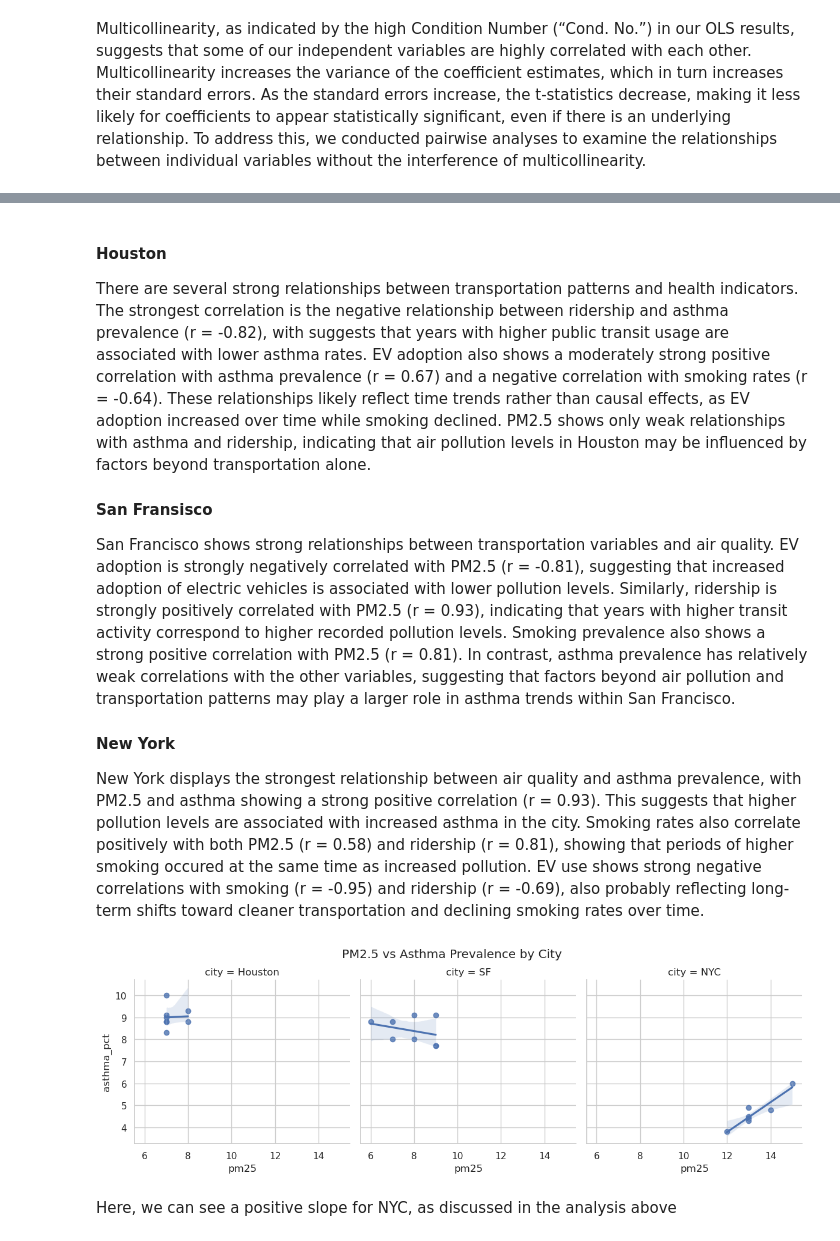
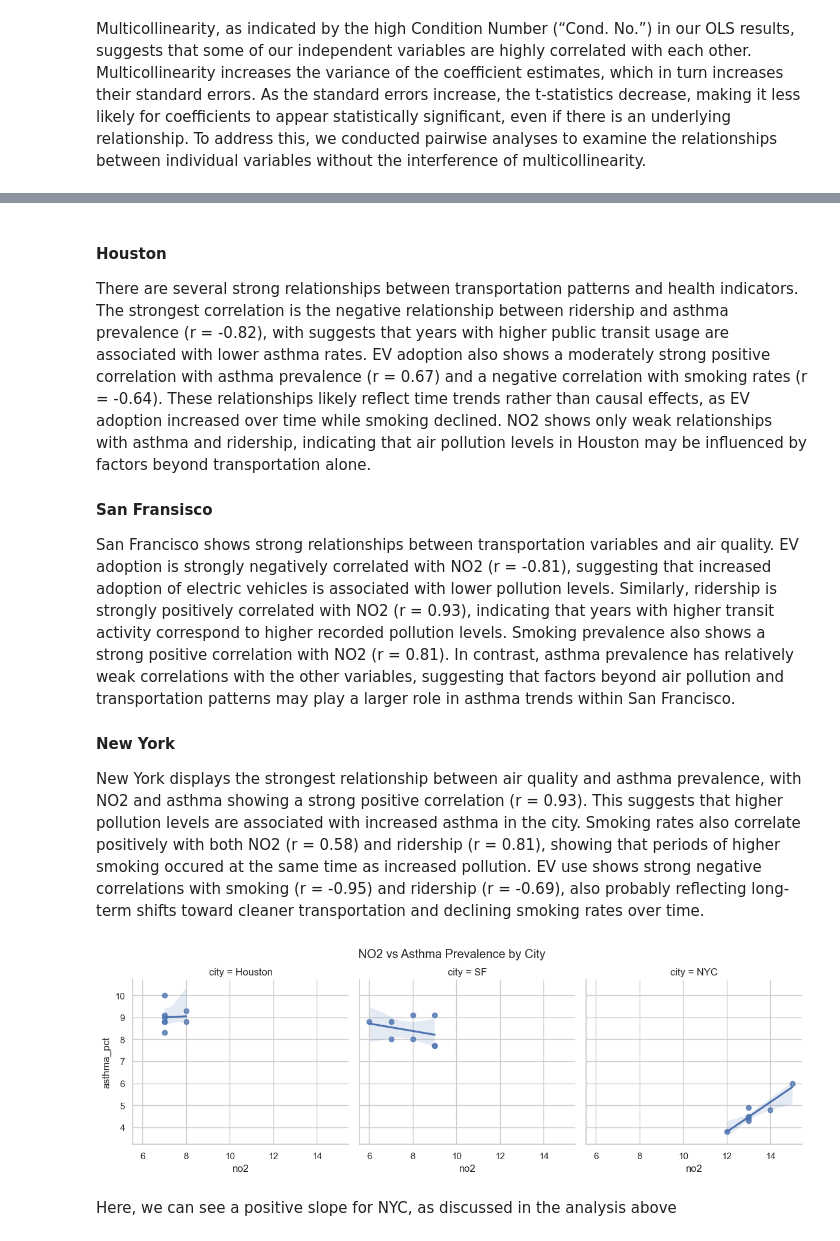
Before and after one commit to COGS108/Group026_WI26, a Jupyter notebook: 03-FinalProject.ipynb, the cells around one changed output, grey strips where cells are left out. Drawn from its saved outputs; the diff is of its cells as text; code cells hidden in the pictures.

```diff
--- a/03-FinalProject.ipynb
+++ b/03-FinalProject.ipynb
@@ -851,31 +872,31 @@ ridership_count  0.593067    0.404884     0.807854 -0.690825         1.000000
 # %% [markdown]
 #### Houston
 
-There are several strong relationships between transportation patterns and health indicators. The strongest correlation is the negative relationship between ridership and asthma prevalence (r = -0.82), with suggests that years with higher public transit usage are associated with lower asthma rates. EV adoption also shows a moderately strong positive correlation with asthma prevalence (r = 0.67) and a negative correlation with smoking rates (r = -0.64). These relationships likely reflect time trends rather than causal effects, as EV adoption increased over time while smoking declined. PM2.5 shows only weak relationships with asthma and ridership, indicating that air pollution levels in Houston may be influenced by factors beyond transportation alone.
+There are several strong relationships between transportation patterns and health indicators. The strongest correlation is the negative relationship between ridership and asthma prevalence (r = -0.82), with suggests that years with higher public transit usage are associated with lower asthma rates. EV adoption also shows a moderately strong positive correlation with asthma prevalence (r = 0.67) and a negative correlation with smoking rates (r = -0.64). These relationships likely reflect time trends rather than causal effects, as EV adoption increased over time while smoking declined. NO2 shows only weak relationships with asthma and ridership, indicating that air pollution levels in Houston may be influenced by factors beyond transportation alone.
 
 #### San Fransisco
-San Francisco shows strong relationships between transportation variables and air quality. EV adoption is strongly negatively correlated with PM2.5 (r = -0.81), suggesting that increased adoption of electric vehicles is associated with lower pollution levels. Similarly, ridership is strongly positively correlated with PM2.5 (r = 0.93), indicating that years with higher transit activity correspond to higher recorded pollution levels. Smoking prevalence also shows a strong positive correlation with PM2.5 (r = 0.81). In contrast, asthma prevalence has relatively weak correlations with the other variables, suggesting that factors beyond air pollution and transportation patterns may play a larger role in asthma trends within San Francisco.
+San Francisco shows strong relationships between transportation variables and air quality. EV adoption is strongly negatively correlated with NO2 (r = -0.81), suggesting that increased adoption of electric vehicles is associated with lower pollution levels. Similarly, ridership is strongly positively correlated with NO2 (r = 0.93), indicating that years with higher transit activity correspond to higher recorded pollution levels. Smoking prevalence also shows a strong positive correlation with NO2 (r = 0.81). In contrast, asthma prevalence has relatively weak correlations with the other variables, suggesting that factors beyond air pollution and transportation patterns may play a larger role in asthma trends within San Francisco.
 
 #### New York
 
-New York displays the strongest relationship between air quality and asthma prevalence, with PM2.5 and asthma showing a strong positive correlation (r = 0.93). This suggests that higher pollution levels are associated with increased asthma in the city. Smoking rates also correlate positively with both PM2.5 (r = 0.58) and ridership (r = 0.81), showing that periods of higher smoking occured at the same time as increased pollution. EV use shows strong negative correlations with smoking (r = -0.95) and ridership (r = -0.69), also probably reflecting long-term shifts toward cleaner transportation and declining smoking rates over time.
+New York displays the strongest relationship between air quality and asthma prevalence, with NO2 and asthma showing a strong positive correlation (r = 0.93). This suggests that higher pollution levels are associated with increased asthma in the city. Smoking rates also correlate positively with both NO2 (r = 0.58) and ridership (r = 0.81), showing that periods of higher smoking occured at the same time as increased pollution. EV use shows strong negative correlations with smoking (r = -0.95) and ridership (r = -0.69), also probably reflecting long-term shifts toward cleaner transportation and declining smoking rates over time.
 # %%
-#graph pm2.5 vs asthma by city
+#graph no2 vs asthma by city
 
 sns.lmplot(
     data=full_df,
-    x="pm25",
+    x="no2",
     y="asthma_pct",
     col="city",
     height=4,
     aspect=1
 )
 
 plt.subplots_adjust(top=0.85)
-plt.suptitle("PM2.5 vs Asthma Prevalence by City")
+plt.suptitle("NO2 vs Asthma Prevalence by City")
 plt.show()
 # %% [output]
-[figure, old version]
+[figure, new version]
 # %% [markdown]
 Here, we can see a positive slope for NYC, as discussed in the analysis above
 # %%
```
Also changed, not shown: parts of 33 cells of this notebook, 3 other files.
